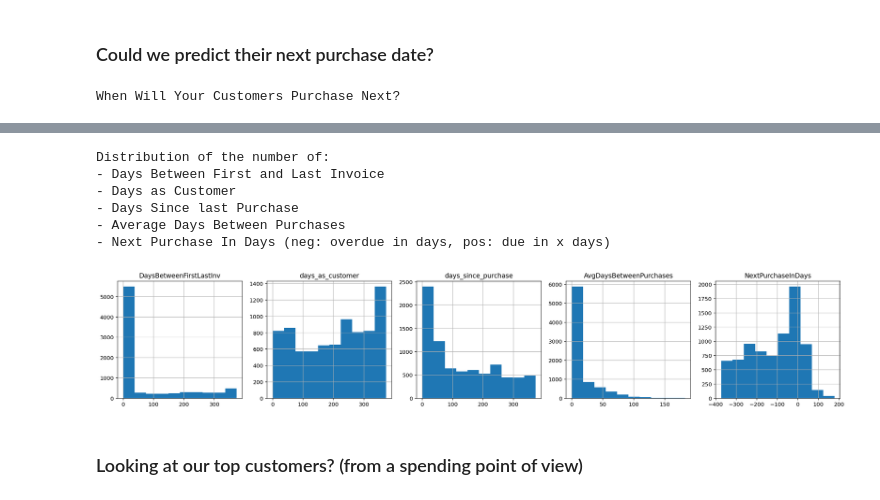
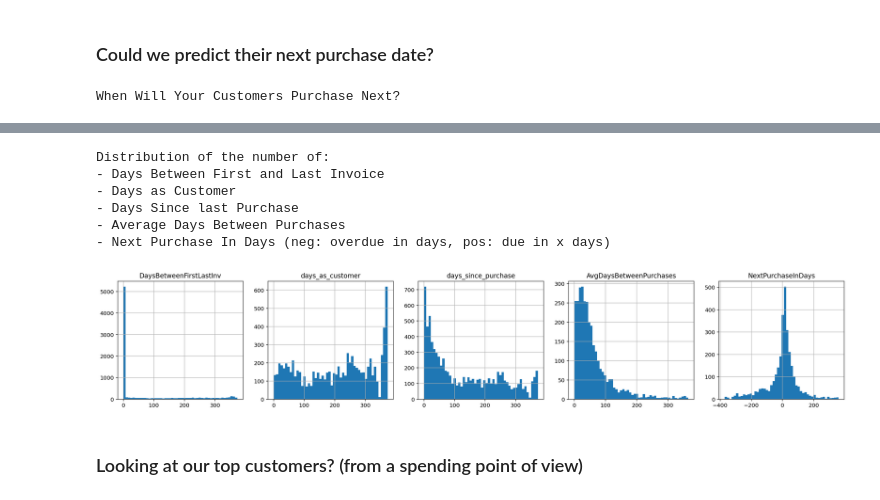
Before and after one commit to loulouOz/Customer-Insights-Analysis-RFM-Segmentation, a Jupyter notebook: customer_insights.ipynb, the cells around one changed output, grey strips where cells are left out. Drawn from its saved outputs; the diff is of its cells as text; code cells hidden in the pictures.

```diff
--- a/customer_insights.ipynb
+++ b/customer_insights.ipynb
@@ -422,7 +440,7 @@ df1['days_as_customer'] = (df1['lastDate']-df1['FirstInvoice']).astype('timedelt
 ## days_since_purchase
 df1['days_since_purchase'] = (df1['lastDate']-df1['LastInvoice']).astype('timedelta64[D]') #1 +
 ## Average days between purchases:
-df1['AvgDaysBetweenPurchases'] = df1['DaysBetweenFirstLastInv'] / df1['NumInvoice']
+df1['AvgDaysBetweenPurchases'] = df1['DaysBetweenFirstLastInv'] / (df1['NumInvoice']-1)
 ## Days Above Average: 'days_since_purchase' -  'AvgDaysBetweenPurchases' or 'NextPurchaseInDays': 'AvgDaysBetweenPurchases' - 'days_since_purchase'
 df1['NextPurchaseInDays'] = df1['AvgDaysBetweenPurchases'] - df1['days_since_purchase']
 
@@ -436,7 +454,7 @@ fig,ax=plt.subplots(1,5,figsize=(24,4))
 listy = ['DaysBetweenFirstLastInv','days_as_customer','days_since_purchase','AvgDaysBetweenPurchases','NextPurchaseInDays']
 
 for i in range(len(listy)):
-    df1[listy[i]].hist(ax=ax[i])
+    df1[listy[i]].hist(bins=50,ax=ax[i])
     ax[i].set_title(listy[i]);
 # %% [output]
 When Will Your Customers Purchase Next?
@@ -449,10 +467,10 @@ When Will Your Customers Purchase Next?
 Distribution of the number of:
 - Days Between First and Last Invoice
 - Days as Customer
 - Days Since last Purchase
 - Average Days Between Purchases
 - Next Purchase In Days (neg: overdue in days, pos: due in x days)
-[figure, old version]
+[figure, new version]
 # %% [markdown]
 ### Looking at our top customers? (from a spending point of view)
 # %%
```
Also changed, not shown: parts of 8 cells of this notebook.
